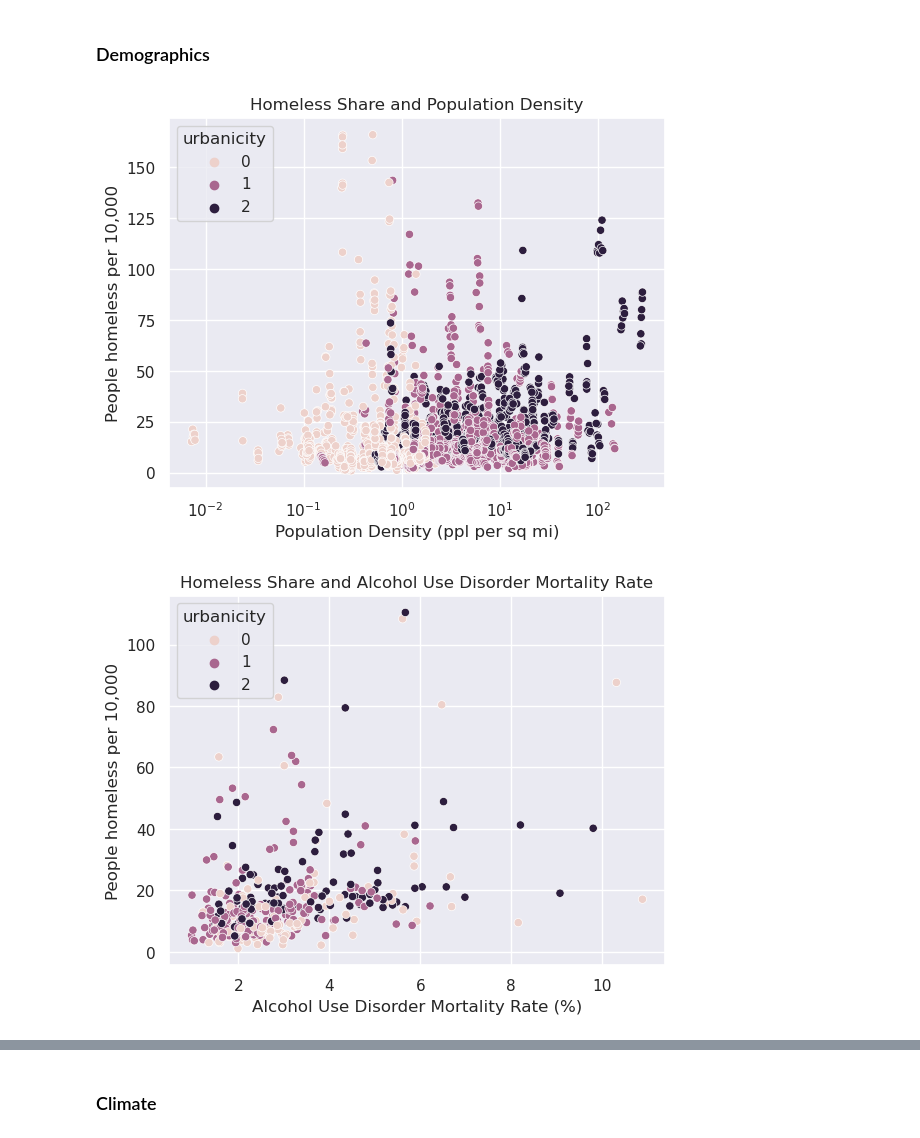
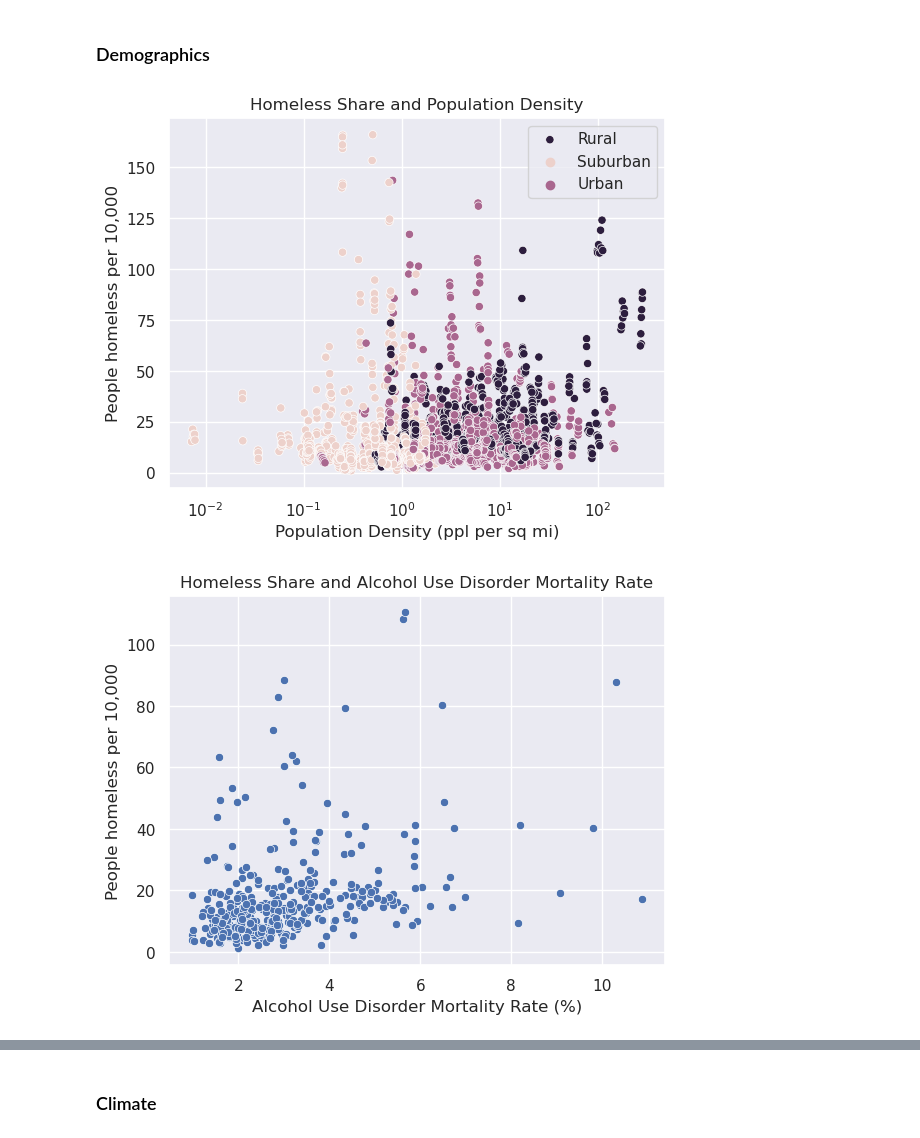
Before and after one commit to nwrousell/data1030-homelessness-project, a Jupyter notebook: homelessness.ipynb, the cells around one changed output, grey strips where cells are left out. Drawn from its saved outputs; the diff is of its cells as text; code cells hidden in the pictures.

```diff
--- a/homelessness.ipynb
+++ b/homelessness.ipynb
@@ -372,20 +385,23 @@ plt.show()
 sns.scatterplot(data=df,x="dem_pop_density_census", y="all_per_10k", hue="urbanicity")
 plt.xscale("log")
 plt.xlabel("Population Density (ppl per sq mi)")
+plt.legend(labels=["Rural", "Suburban", "Urban"])
 plt.ylabel("People homeless per 10,000")
 plt.title("Homeless Share and Population Density")
 plt.show()
 # %% [output]
-[figure, old version]
+[figure, new version]
 # %%
 # dem_health_alcoholdeath_IMHE - 2014 mortality rate of alcohol use disorders, per 100,000 population, from IMHE
-sns.scatterplot(data=df,x="dem_health_alcoholdeath_IMHE", y="all_per_10k", hue="urbanicity")
+sns.scatterplot(data=df,x="dem_health_alcoholdeath_IMHE", y="all_per_10k")
 plt.xlabel("Alcohol Use Disorder Mortality Rate (%)")
 plt.ylabel("People homeless per 10,000")
+# plt.legend(labels=["Rural", "Suburban", "Urban"])
 plt.title("Homeless Share and Alcohol Use Disorder Mortality Rate")
+fig.savefig("hmless_and_aud.png")
 plt.show()
 # %% [output]
-[figure, old version]
+[figure, new version]
 # %%
 # dem_soc_singadult_acs5yr - proportion of 1-person households to all households
 sns.scatterplot(data=df,x="dem_soc_singadult_acs5yr", y="all_per_10k", hue="urbanicity")
```
Also changed, not shown: parts of 22 cells of this notebook, 5 other files.
